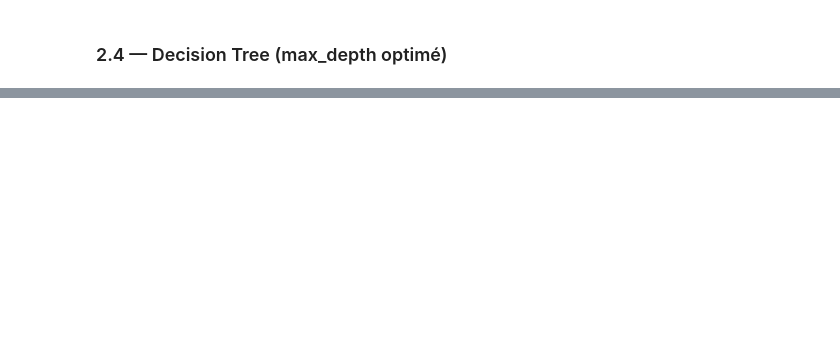
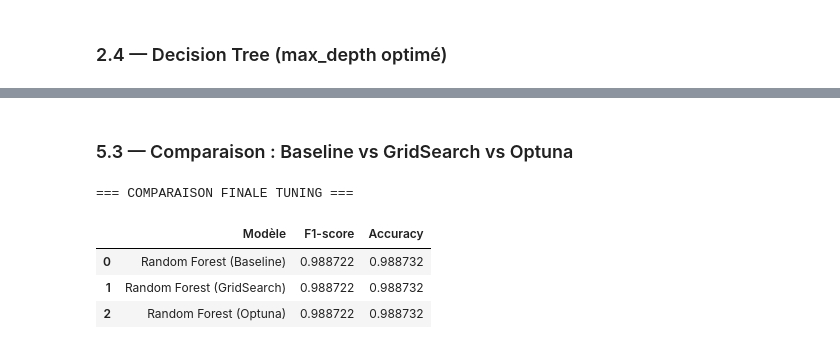
Before and after one commit to baccarifarah/eco-smart-classifier, a Jupyter notebook: src/modeling/classification.ipynb, the cells around one changed output, grey strips where cells are left out. Cells and saved outputs as stored; diff of their text form; code cells hidden in the pictures; blank space fills up the shorter version.

```diff
--- a/src/modeling/classification.ipynb
+++ b/src/modeling/classification.ipynb
@@ -343,12 +380,22 @@ print(f"[Test] SVM RBF     -- Acc: {svm_k_acc:.4f} | Prec: {svm_k_prec:.4f} | Re
 # %%
-# ========== LOGISTIC REGRESSION ==========
-lr = LogisticRegression(max_iter=1000, random_state=42, n_jobs=-1)
+print("\n=== LOGISTIC REGRESSION ===")
+
+lr = LogisticRegression(max_iter=1000)
 lr.fit(X_train_scaled, y_train)
+
 y_pred_lr = lr.predict(X_test_scaled)
 
 lr_acc = accuracy_score(y_test, y_pred_lr)
-lr_prec = precision_score(y_test, y_pred_lr, average='weighted', zero_division=0)
-lr_rec = recall_score(y_test, y_pred_lr, average='weighted', zero_division=0)
-lr_f1 = f1_score(y_test, y_pred_lr, average='weighted', zero_division=0)
-print(f"[Test] Logistic Reg -- Acc: {lr_acc:.4f} | Prec: {lr_prec:.4f} | Rec: {lr_rec:.4f} | F1: {lr_f1:.4f}")
+lr_prec = precision_score(y_test, y_pred_lr, average='weighted')
+lr_rec = recall_score(y_test, y_pred_lr, average='weighted')
+lr_f1 = f1_score(y_test, y_pred_lr, average='weighted')
+
+print("Confusion matrix LR:\n", confusion_matrix(y_test, y_pred_lr))
+print("Accuracy:", lr_acc)
+print("Precision:", lr_prec)
+print("Recall:", lr_rec)
+print("F1-score:", lr_f1)
+
+print("\nClassification Report LR:\n")
+print(classification_report(y_test, y_pred_lr))
 # %% [output]
@@ -431,0 +654,30 @@ SHAP non disponible. Selection via Feature Importance RF.
+# %% [markdown]
+### 5.3 — Comparaison : Baseline vs GridSearch vs Optuna
+# %%
+print("\n=== COMPARAISON FINALE TUNING ===")
+
+comparison = pd.DataFrame({
+    'Modèle': [
+        'Random Forest (Baseline)',
+        'Random Forest (GridSearch)',
+        'Random Forest (Optuna)'
+    ],
+    'F1-score': [
+        rf_f1,        # baseline
+        rf_grid_f1,   # grid
+        opt_f1        # optuna
+    ],
+    'Accuracy': [
+        rf_acc,
+        rf_grid_acc,
+        opt_acc
+    ]
+}).sort_values('F1-score', ascending=False)
+
+display(comparison)
+# %% [output]
+=== COMPARAISON FINALE TUNING ===
+|  | Modèle | F1-score | Accuracy |
+| 0 | Random Forest (Baseline) | 0.988722 | 0.988732 |
+| 1 | Random Forest (GridSearch) | 0.988722 | 0.988732 |
+| 2 | Random Forest (Optuna) | 0.988722 | 0.988732 |
```
Also changed, not shown: parts of 26 cells of this notebook.
